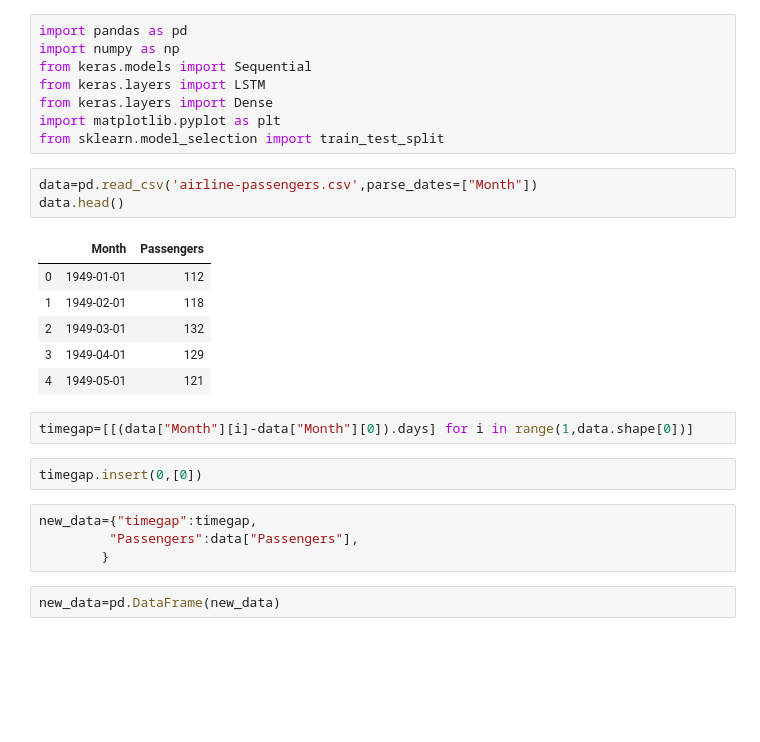
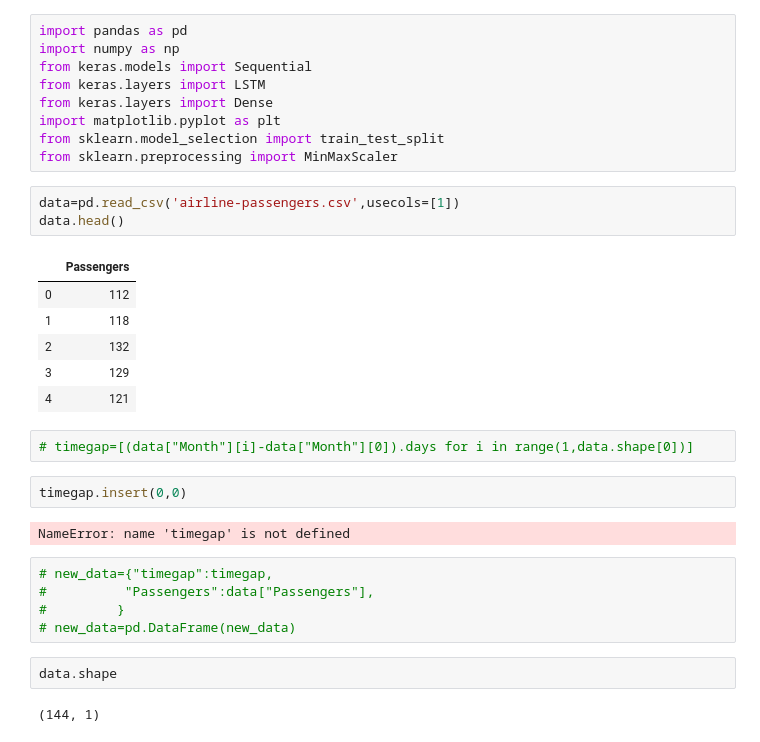
Before and after one commit to VAIBHAVCES/AIRLINE-DATASET-RNN, a Jupyter notebook: airline.ipynb, the cells around one changed output. Cells and saved outputs as stored; diff of their text form; blank space fills up the shorter version.

```diff
--- a/airline.ipynb
+++ b/airline.ipynb
@@ -17,23 +16,29 @@ from keras.layers import LSTM
 from keras.layers import Dense
 import matplotlib.pyplot as plt
 from sklearn.model_selection import train_test_split
+from sklearn.preprocessing import MinMaxScaler
 # %%
-data=pd.read_csv('airline-passengers.csv',parse_dates=["Month"])
+data=pd.read_csv('airline-passengers.csv',usecols=[1])
 data.head()
 # %% [output]
-|  | Month | Passengers |
-| 0 | 1949-01-01 | 112 |
-| 1 | 1949-02-01 | 118 |
-| 2 | 1949-03-01 | 132 |
-| 3 | 1949-04-01 | 129 |
-| 4 | 1949-05-01 | 121 |
+|  | Passengers |
+| 0 | 112 |
+| 1 | 118 |
+| 2 | 132 |
+| 3 | 129 |
+| 4 | 121 |
 # %%
-timegap=[[(data["Month"][i]-data["Month"][0]).days] for i in range(1,data.shape[0])]
+# timegap=[(data["Month"][i]-data["Month"][0]).days for i in range(1,data.shape[0])]
 # %%
-timegap.insert(0,[0])
+timegap.insert(0,0)
+# %% [output]
+NameError: name 'timegap' is not defined
 # %%
-new_data={"timegap":timegap,
-         "Passengers":data["Passengers"],
-        }
+# new_data={"timegap":timegap,
+#          "Passengers":data["Passengers"],
+#         }
+# new_data=pd.DataFrame(new_data)
-# %%
-new_data=pd.DataFrame(new_data)
+# %%
+data.shape
+# %% [output]
+(144, 1)
```
Also changed, not shown: parts of 17 cells of this notebook, 1 other file.
